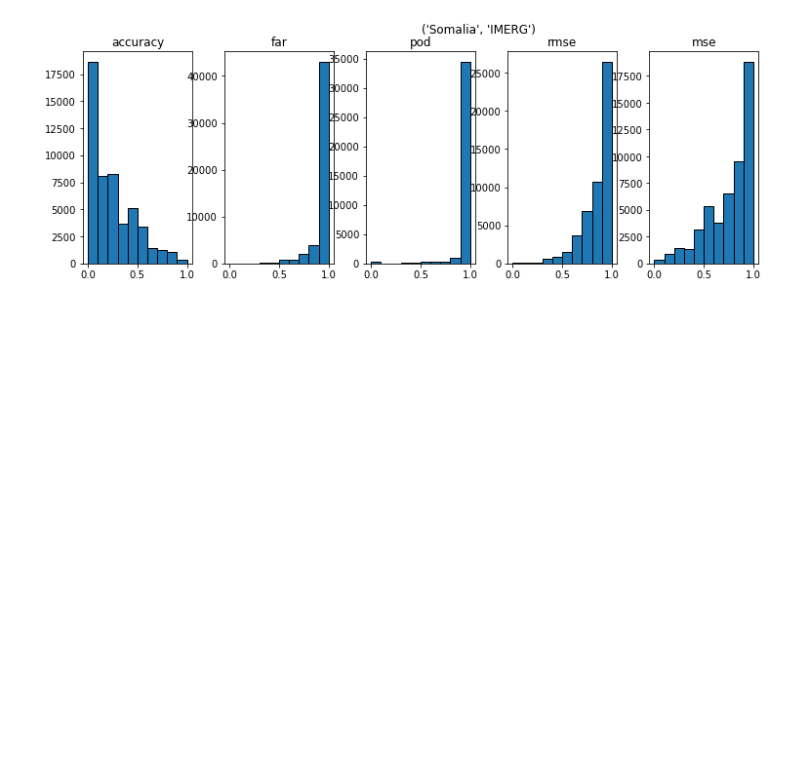
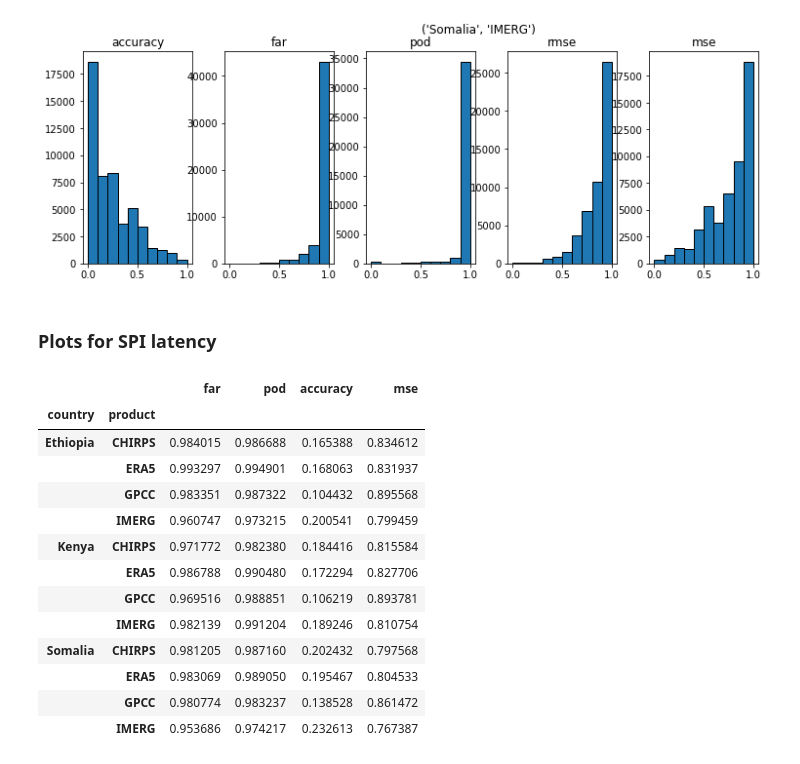
Before and after one commit to Riccardo7-DS/Indices_analysis, a Jupyter notebook: notebooks/visualize_vci_spi.ipynb, the cells around one changed output. Saved outputs shown, nothing was run; the diff lists cells and outputs as text; code cells hidden in the pictures; blank space fills up the shorter version.

```diff
--- a/notebooks/visualize_vci_spi.ipynb
+++ b/notebooks/visualize_vci_spi.ipynb
@@ -30,0 +61,20 @@ sub_df = data.loc[data['precp_idx']=="spi_gamma_30"]
+# %% [markdown]
+### Plots for SPI latency
+# %%
+df = data.groupby(['country','product']).mean()[['far','pod','accuracy','mse']]
+df.style.background_gradient(cmap='Blues')
+# %% [output]
+|  |  | far | pod | accuracy | mse |
+| country | product |  |  |  |  |
+| Ethiopia | CHIRPS | 0.984015 | 0.986688 | 0.165388 | 0.834612 |
+|  | ERA5 | 0.993297 | 0.994901 | 0.168063 | 0.831937 |
+|  | GPCC | 0.983351 | 0.987322 | 0.104432 | 0.895568 |
+|  | IMERG | 0.960747 | 0.973215 | 0.200541 | 0.799459 |
+| Kenya | CHIRPS | 0.971772 | 0.982380 | 0.184416 | 0.815584 |
+|  | ERA5 | 0.986788 | 0.990480 | 0.172294 | 0.827706 |
+|  | GPCC | 0.969516 | 0.988851 | 0.106219 | 0.893781 |
+|  | IMERG | 0.982139 | 0.991204 | 0.189246 | 0.810754 |
+| Somalia | CHIRPS | 0.981205 | 0.987160 | 0.202432 | 0.797568 |
+|  | ERA5 | 0.983069 | 0.989050 | 0.195467 | 0.804533 |
+|  | GPCC | 0.980774 | 0.983237 | 0.138528 | 0.861472 |
+|  | IMERG | 0.953686 | 0.974217 | 0.232613 | 0.767387 |
```
Also changed, not shown: parts of 7 cells of this notebook, 6 other files.
